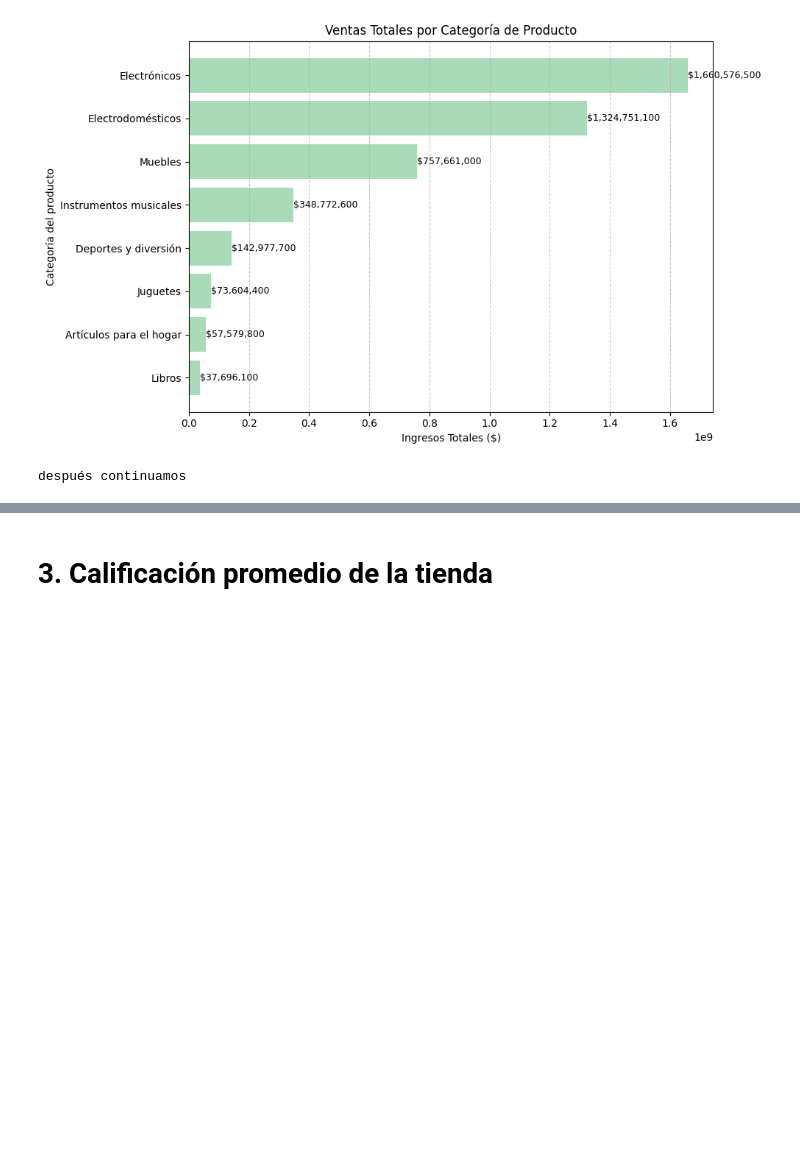
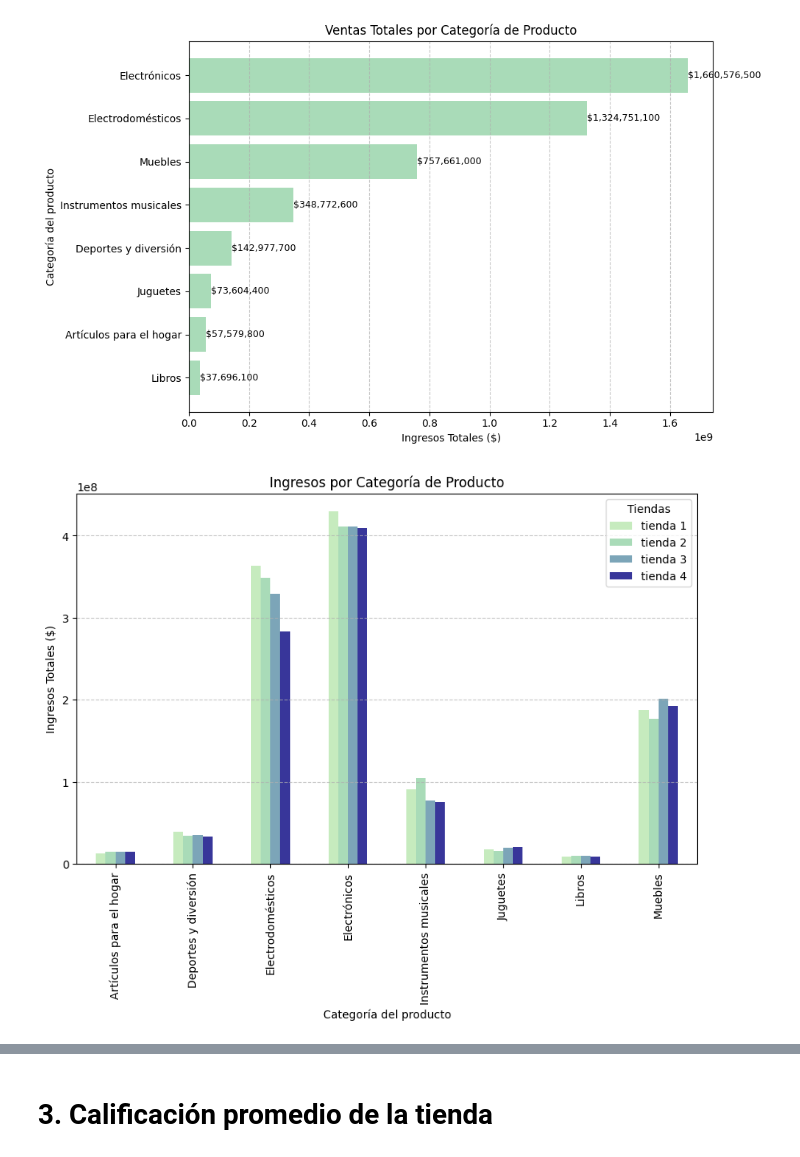
Before and after one commit to eduard0cortes/Desaf-o-Data-Science, a Jupyter notebook: AluraStoreLatam.ipynb, the cells around one changed output, grey strips where cells are left out. Cells and saved outputs as stored; diff of their text form; code cells hidden in the pictures; blank space fills up the shorter version.

Commit message:
terminando ventas por categoría

```diff
--- a/AluraStoreLatam.ipynb
+++ b/AluraStoreLatam.ipynb
@@ -100,9 +100,24 @@ plt.show()
 # %%
 #Crear un DataFrame con los ingresos por categoría para cada tienda
 categorias_tienda1 = tienda.groupby('Categoría del Producto')['Precio'].sum()
 categorias_tienda2 = tienda2.groupby('Categoría del Producto')['Precio'].sum()
 categorias_tienda3 = tienda3.groupby('Categoría del Producto')['Precio'].sum()
 categorias_tienda4 = tienda4.groupby('Categoría del Producto')['Precio'].sum()
-print("después continuamos")
+
+#Unir en un solo DataFrame para hacer comparación
+df_categorias = pd.DataFrame({
+    "tienda 1": categorias_tienda1,
+    "tienda 2": categorias_tienda2,
+    "tienda 3": categorias_tienda3,
+    "tienda 4": categorias_tienda4
+})
+
+#Visualizacion
+df_categorias.plot(kind='bar', figsize=(10, 6), color=['#C6EBBE', '#A9DBB8', '#7CA5B8', '#38369A'])
+plt.title('Ingresos por Categoría de Producto')
+plt.xlabel('Categoría del producto')
+plt.ylabel('Ingresos Totales ($)')
+plt.legend(title='Tiendas')
+plt.grid(axis='y', linestyle='--', alpha=0.7)
 # %% [output]
-después continuamos
+[figure, added]
```
Also changed, not shown: parts of 1 cell of this notebook.
